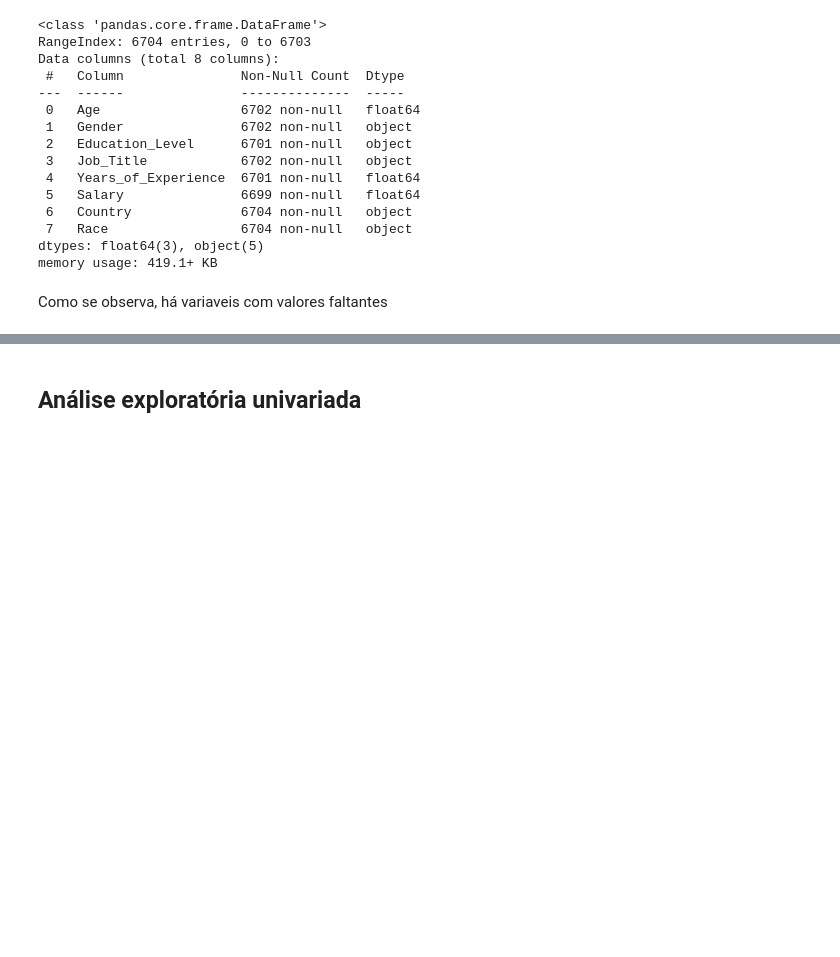
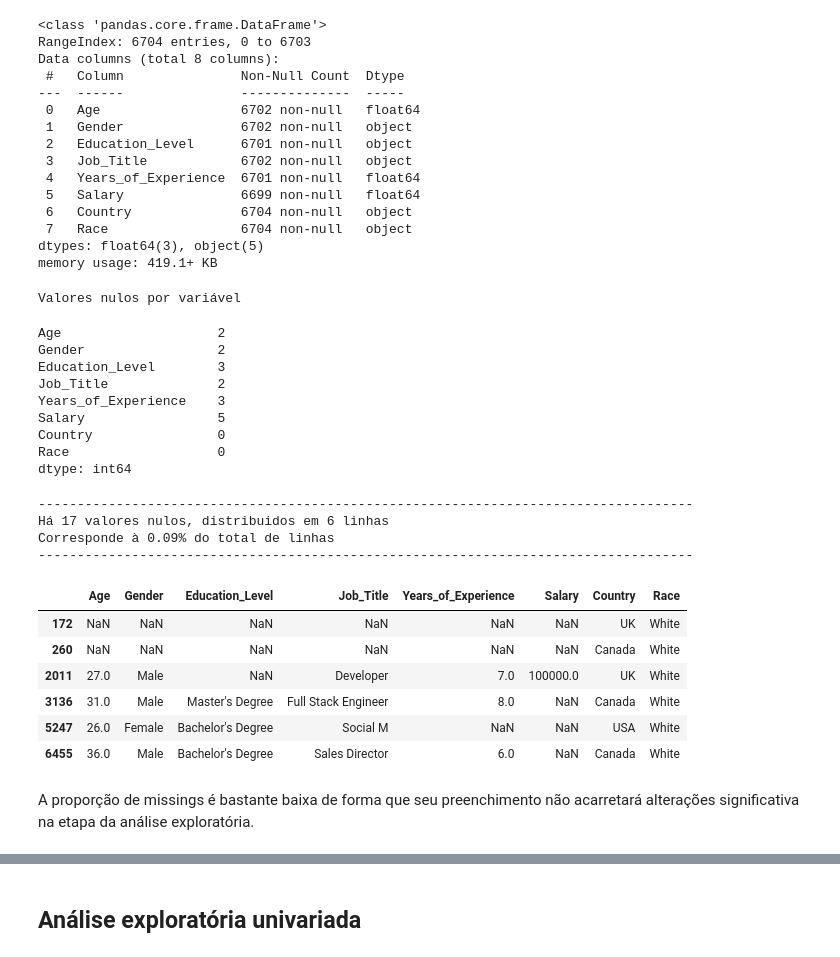
Before and after one commit to guisakuda/modelo_regressor_salarial, a Jupyter notebook: data_explore.ipynb, the cells around one changed output, grey strips where cells are left out. Saved outputs shown, nothing was run; the diff lists cells and outputs as text; code cells hidden in the pictures; blank space fills up the shorter version.

```diff
--- a/data_explore.ipynb
+++ b/data_explore.ipynb
@@ -49,5 +49,36 @@ Data columns (total 8 columns):
  7   Race                 6704 non-null   object
 dtypes: float64(3), object(5)
 memory usage: 419.1+ KB
+# %%
+print('Valores nulos por variável')
+display(df.isna().sum())
+df_nan = df[df.isna().any(axis=1)]
+print('------------------------------------------------------------------------------------')
+print('Há %d valores nulos, distribuidos em %d linhas' %(df.isna().sum().sum(), len(df_nan)))
+print('Corresponde à %.2f%% do total de linhas' %(100*len(df_nan)/len(df)))
+print('------------------------------------------------------------------------------------')
+display(df_nan)
+# %% [output]
+Valores nulos por variável
+Age                    2
+Gender                 2
+Education_Level        3
+Job_Title              2
+Years_of_Experience    3
+Salary                 5
+Country                0
+Race                   0
+dtype: int64
+------------------------------------------------------------------------------------
+Há 17 valores nulos, distribuidos em 6 linhas
+Corresponde à 0.09% do total de linhas
+------------------------------------------------------------------------------------
+|  | Age | Gender | Education_Level | Job_Title | Years_of_Experience | Salary | Country | Race |
+| 172 | NaN | NaN | NaN | NaN | NaN | NaN | UK | White |
+| 260 | NaN | NaN | NaN | NaN | NaN | NaN | Canada | White |
+| 2011 | 27.0 | Male | NaN | Developer | 7.0 | 100000.0 | UK | White |
+| 3136 | 31.0 | Male | Master's Degree | Full Stack Engineer | 8.0 | NaN | Canada | White |
+| 5247 | 26.0 | Female | Bachelor's Degree | Social M | NaN | NaN | USA | White |
+| 6455 | 36.0 | Male | Bachelor's Degree | Sales Director | 6.0 | NaN | Canada | White |
 # %% [markdown]
-Como se observa, há variaveis com valores faltantes
+A proporção de missings é bastante baixa de forma que seu preenchimento não acarretará alterações significativa na etapa da análise exploratória.
```
Also changed, not shown: parts of 24 cells of this notebook, 13 other files.
